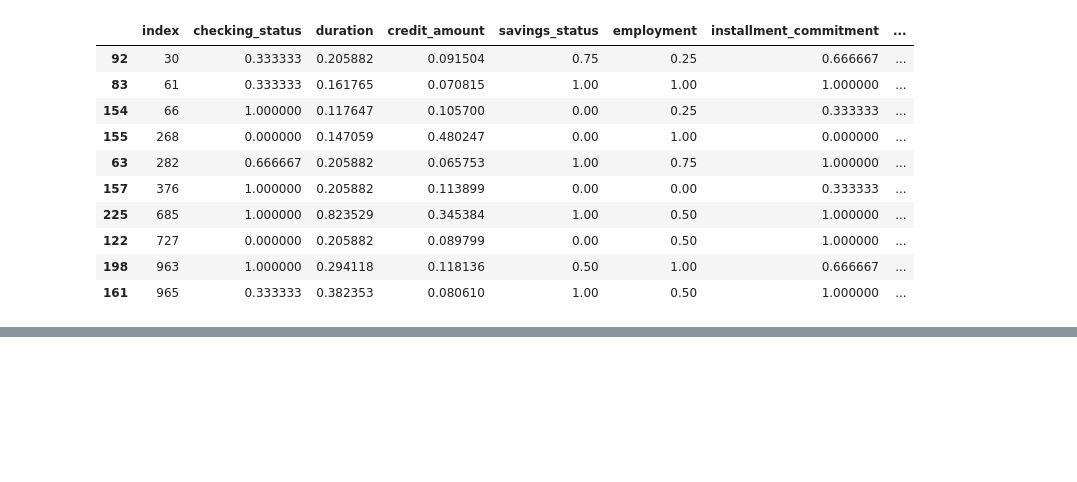
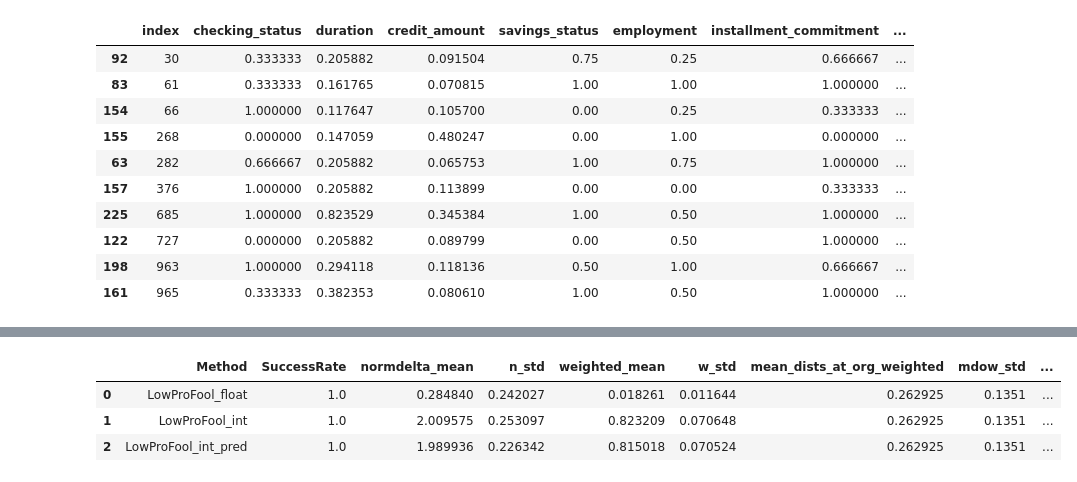
Before and after one commit to ShotaArima/lowprofool_x86, a Jupyter notebook: src/Propose-Method3.ipynb, the cells around one changed output, grey strips where cells are left out. Cells and saved outputs as stored; diff of their text form; code cells hidden in the pictures; blank space fills up the shorter version.

```diff
--- a/src/Propose-Method3.ipynb
+++ b/src/Propose-Method3.ipynb
@@ -892,0 +923,35 @@ df_combined_pred[df_combined_pred['index'].isin(arrs)].sort_values('index')
+# %%
+config['AdvData'] = {
+    'LowProFool_float' : df_adv_lpf1,
+    'LowProFool_int' : df_adv_lpf2,
+    'LowProFool_int_pred' : df_adv_lpf3}
+
+# Compute metrics
+list_metrics = {'SuccessRate' : True,
+                'iter_means': False,
+                'iter_std': False,
+                'normdelta_median': False,
+                'normdelta_mean': True,
+                'n_std': True,
+                'weighted_median': False,
+                'weighted_mean': True,
+                'w_std': True,
+                'mean_dists_at_org': False,
+                'median_dists_at_org': False,
+                'mean_dists_at_tgt': False,
+                'mean_dists_at_org_weighted': True,
+                'mdow_std': True,
+                'median_dists_at_org_weighted': False,
+                'mean_dists_at_tgt_weighted': True,
+                'mdtw_std': True,
+                'prop_same_class_arg_org': False,
+                'prop_same_class_arg_adv': False}
+
+all_metrics = get_metrics(config, list_metrics)
+all_metrics = pd.DataFrame(all_metrics, columns=['Method'] + [k for k, v in list_metrics.items() if v])
+all_metrics
+# %% [output]
+|  | Method | SuccessRate | normdelta_mean | n_std | weighted_mean | w_std | mean_dists_at_org_weighted | mdow_std | ... |
+| 0 | LowProFool_float | 1.0 | 0.284840 | 0.242027 | 0.018261 | 0.011644 | 0.262925 | 0.1351 | ... |
+| 1 | LowProFool_int | 1.0 | 2.009575 | 0.253097 | 0.823209 | 0.070648 | 0.262925 | 0.1351 | ... |
+| 2 | LowProFool_int_pred | 1.0 | 1.989936 | 0.226342 | 0.815018 | 0.070524 | 0.262925 | 0.1351 | ... |
```
Also changed, not shown: parts of 28 cells of this notebook.
